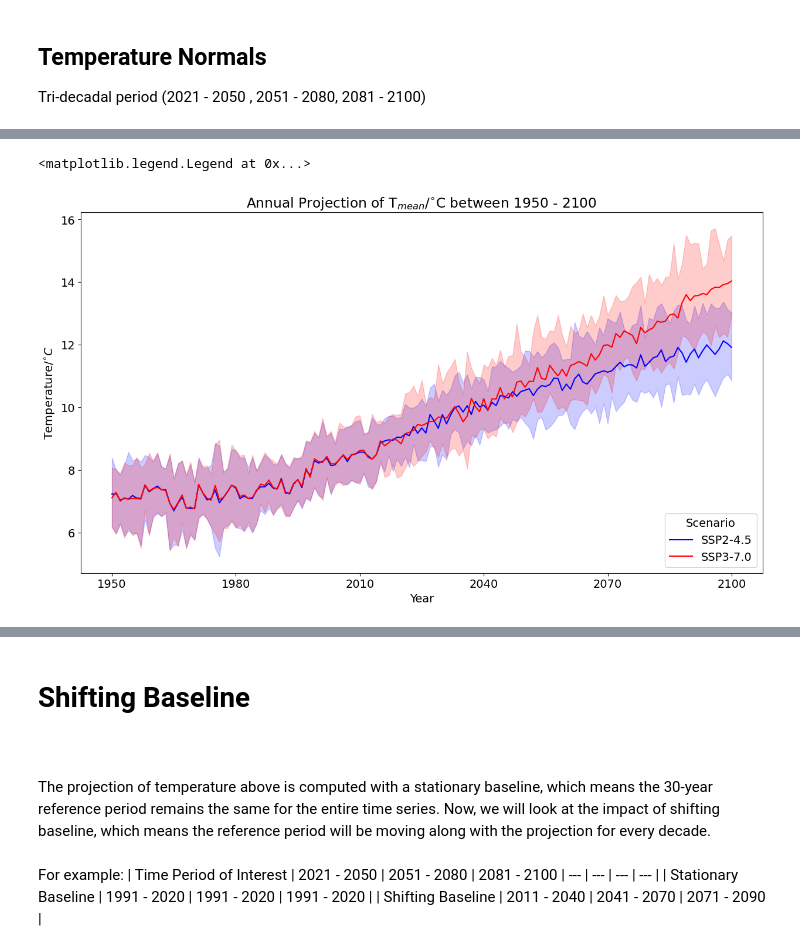
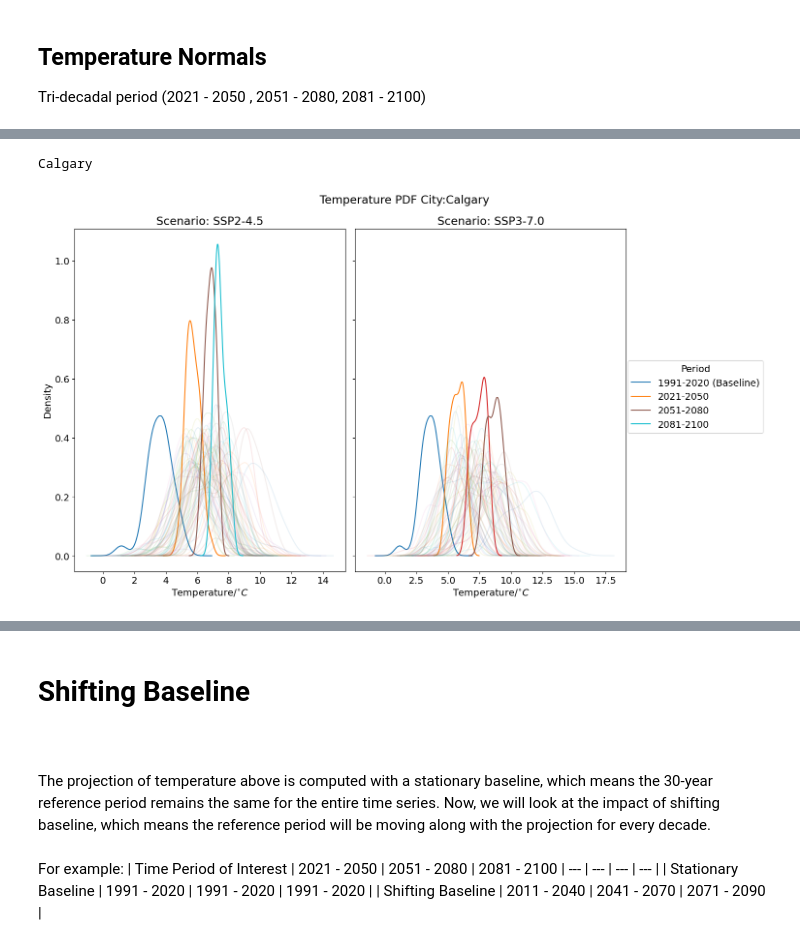
Before and after one commit to edmundn55/shifting-baseline, a Jupyter notebook: sb_plot_script.ipynb, the cells around one changed output, grey strips where cells are left out. Drawn from its saved outputs; the diff is of its cells as text; code cells hidden in the pictures.

Commit message:
Compute shifting and stationary baseline

```diff
--- a/sb_plot_script.ipynb
+++ b/sb_plot_script.ipynb
@@ -69,7 +69,7 @@ for fol in folders:
 # Convert ERA5-Land data datetime
     era_data_modified[fol]=raw_era_data[fol].convert_calendar('360_day',align_on='date')
 # Convert to daily data
-    era_data_modified[fol]=era_data_modified[fol].resample(time='1D').mean('time')
+    era_data_modified[fol]=era_data_modified[fol].resample(time='1D').mean('time')-273.15
 # Finally we will have to regrid to match the model data
     era_data_modified[fol]=era_data_modified[fol].interp(latitude=raw_ensemble_ssp245[fol].lat,longitude=raw_ensemble_ssp245[fol].lon)
 # %% [output]
@@ -228,19 +188,30 @@ AS-RCEC
-# %%
-# plot the projection time series
-fig,ax=plt.subplots(figsize=(15,8))
-# SSP2-4.5
-ensemble_annual_ssp245.tasmean.plot(ax=ax,color='b',label='SSP2-4.5')
-# SSP3-7.0
-ensemble_annual_ssp370.tasmean.plot(ax=ax,color='r',label='SSP3-7.0')
-# Shade the region between 10th and 90th
-ax.fill_between(model_annual_ssp245.year,q90_ssp245.tasmean,q10_ssp245.tasmean,alpha=0.2,color='b')
-ax.fill_between(model_annual_ssp245.year,q90_ssp370.tasmean,q10_ssp370.tasmean,alpha=0.2,color='r')
-# Labels and legends
-ax.set_title('Annual Projection of T$_{mean}/^{\circ}$C between 1950 - 2100')
-ax.set_ylabel('Temperature/$^{\circ}C$')
-ax.set_xlabel('Year')
-ax.set_xticks(np.arange(1950,2130,30),np.arange(1950,2130,30))
-ax.legend(loc=4,title='Scenario')
-# %% [output]
-<matplotlib.legend.Legend at 0x...>
-[figure, removed]
+# %%
+# Annual Mean Temperature PDF for cities and scenarios
+for city in folders[0:1]:
+    print(city)
+    fig,ax=plt.subplots(1,2,figsize=(15,8),layout='constrained',sharey=True)
+    fig.suptitle('Temperature PDF City:'+city,y=1.05)
+# Baseline
+    baseline_annual[city].to_dataframe().reset_index().drop(columns=['spatial_ref','year']).plot.density(ax=ax[0],legend=False)
+    baseline_annual[city].to_dataframe().reset_index().drop(columns=['spatial_ref','year']).plot.density(ax=ax[1],legend=False)
+# Ensemble
+    for period in ensemble_245_annual[city].keys():
+        ensemble_245_annual[city][period].mean(['model']).tasmean.to_dataframe().reset_index().drop(columns=['spatial_ref','year']).plot.density(ax=ax[0],legend=False)
+        ensemble_370_annual[city][period].mean(['model']).tasmean.to_dataframe().reset_index().drop(columns=['spatial_ref','year']).plot.density(ax=ax[1],legend=False)
+# Individual models
+        for i in ensemble_245_annual[city][period].model:
+            ensemble_245_annual[city][period].sel(model=i).tasmean.to_dataframe().reset_index().drop(columns=['spatial_ref','year']).plot.kde(ax=ax[0],alpha=0.2,legend=False)
+        for i in ensemble_370_annual[city][period].model:
+            ensemble_370_annual[city][period].sel(model=i).tasmean.to_dataframe().reset_index().drop(columns=['spatial_ref','year']).plot.kde(ax=ax[1],alpha=0.2,legend=False)
+# Labels
+    ax[0].set_xlabel('Temperature/$^{\circ}C$')
+    ax[1].set_xlabel('Temperature/$^{\circ}C$')
+    h,l = ax[0].get_legend_handles_labels()
+    ax[0].set_title('Scenario: SSP2-4.5')
+    ax[1].set_title('Scenario: SSP3-7.0')
+    fig.legend([h[0],h[1],h[25],h[49]],['1991-2020 (Baseline)','2021-2050','2051-2080','2081-2100'],title='Period', loc='outside right')
+    # ax[0].legend([h[0],h[1],h[25],h[49]],['Baseline 1991-2020','2021-2050','2051-2080','2081-2100'],title='Period')
+    # ax[1].legend([h1[0],h1[1],h1[23],h1[47]],['Baseline 1991-2020','2021-2050','2051-2080','2081-2100'],title='Period')
+# %% [output]
+Calgary
+[figure, added]
```
Also changed, not shown: parts of 11 cells of this notebook.
